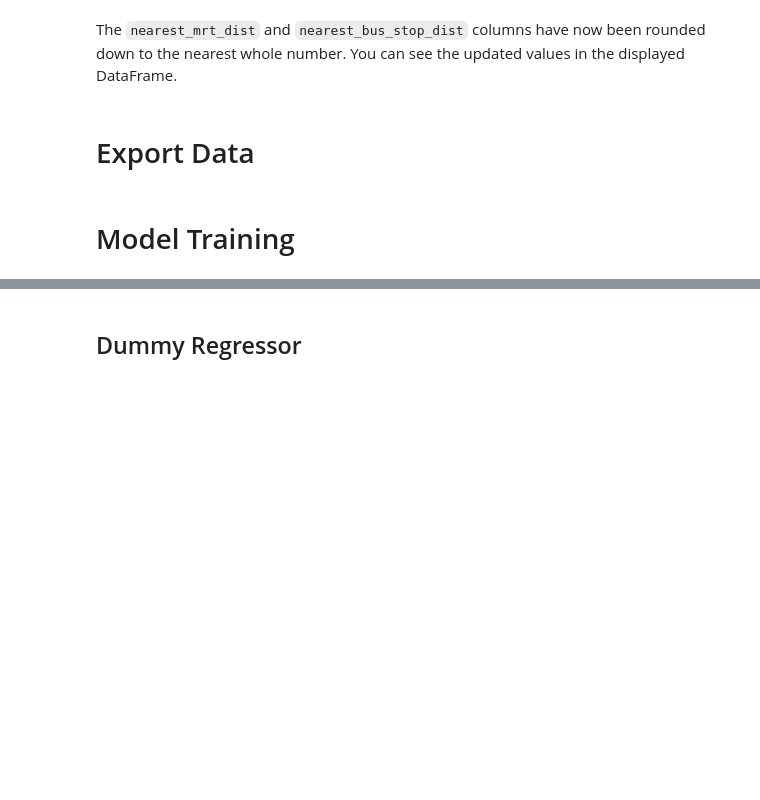
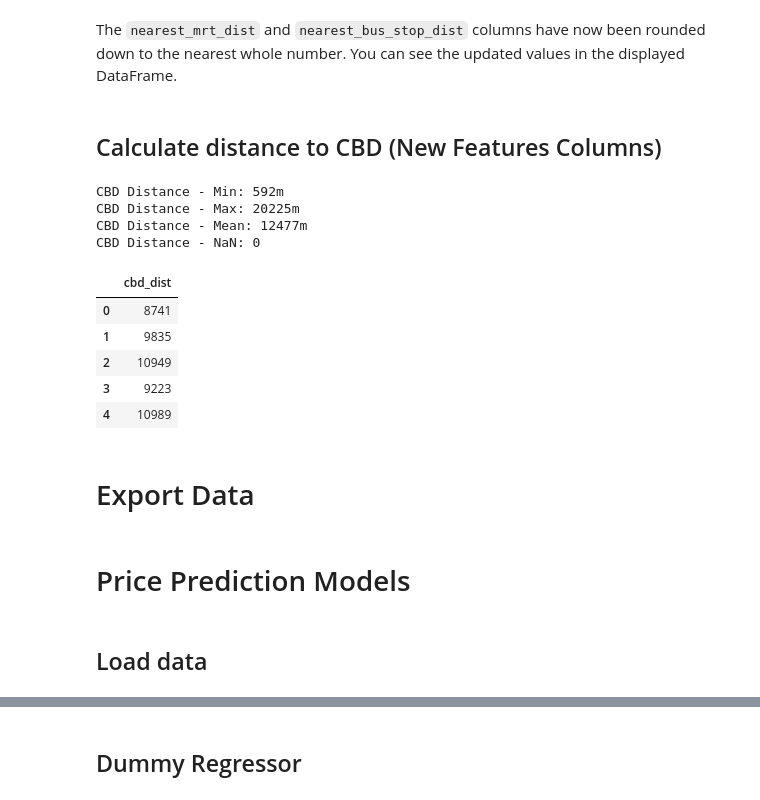
Before and after one commit to halfcoder0/hdb-price-projection-ML, a Jupyter notebook: data-preprocessing.ipynb, the cells around one changed output, grey strips where cells are left out. Cells and saved outputs as stored; diff of their text form; code cells hidden in the pictures; blank space fills up the shorter version.

Commit message:
Added distance to CBD and Fix bugs
Fix RPI bug

```diff
--- a/data-preprocessing.ipynb
+++ b/data-preprocessing.ipynb
@@ -276,4 +279,6 @@ Formula: Resale price / RPI
 # %%
 model_data['adjusted_resale'] = model_data['resale_price'] / (model_data['rpi'] / 100)
-model_data.head()
+model_data = model_data.dropna(subset=['adjusted_resale'])
+model_data = model_data.reset_index(drop=True)
+print(f"Rows remaining after dropping missing RPI: {len(model_data)}")
 # %% [output]
@@ -458,6 +458,42 @@ display(transformed.head())
 5 rows × 21 columns
 # %% [markdown]
 The `nearest_mrt_dist` and `nearest_bus_stop_dist` columns have now been rounded down to the nearest whole number. You can see the updated values in the displayed DataFrame.
+# %% [markdown]
+## Calculate distance to CBD (New Features Columns)
+# %%
+# Define CBD centre point (Raffles Place MRT)
+cbd_point = gpd.GeoDataFrame(
+    geometry=[Point(103.8513, 1.2830)],
+    crs="EPSG:4326"
+).to_crs(epsg=3414)  # Convert to metres
+
+# Calculate distance from each flat to CBD
+cbd_distances = []
+
+for idx, flat in flat_point_gdf.iterrows():
+    distance_to_cbd = cbd_point.geometry[0].distance(flat.geometry)
+    cbd_distances.append(distance_to_cbd)
+
+transformed['cbd_dist'] = pd.Series(cbd_distances).round(0).astype(int)
+
+# Validate
+print(f"CBD Distance - Min: {transformed['cbd_dist'].min()}m")
+print(f"CBD Distance - Max: {transformed['cbd_dist'].max()}m")
+print(f"CBD Distance - Mean: {transformed['cbd_dist'].mean():.0f}m")
+print(f"CBD Distance - NaN: {transformed['cbd_dist'].isna().sum()}")
+
+display(transformed[['cbd_dist']].head())
+# %% [output]
+CBD Distance - Min: 592m
+CBD Distance - Max: 20225m
+CBD Distance - Mean: 12477m
+CBD Distance - NaN: 0
+|  | cbd_dist |
+| 0 | 8741 |
+| 1 | 9835 |
+| 2 | 10949 |
+| 3 | 9223 |
+| 4 | 10989 |
 # %% [markdown]
 # Export Data
 # %%
@@ -465,5 +501,7 @@ transformed.to_csv('processed.csv', index=False)
 # %% [markdown]
-# Model Training
+# Price Prediction Models
+# %% [markdown]
+## Load data
 # %%
 import pandas as pd
 import numpy as np
```
Also changed, not shown: parts of 31 cells of this notebook, 3 other files.
